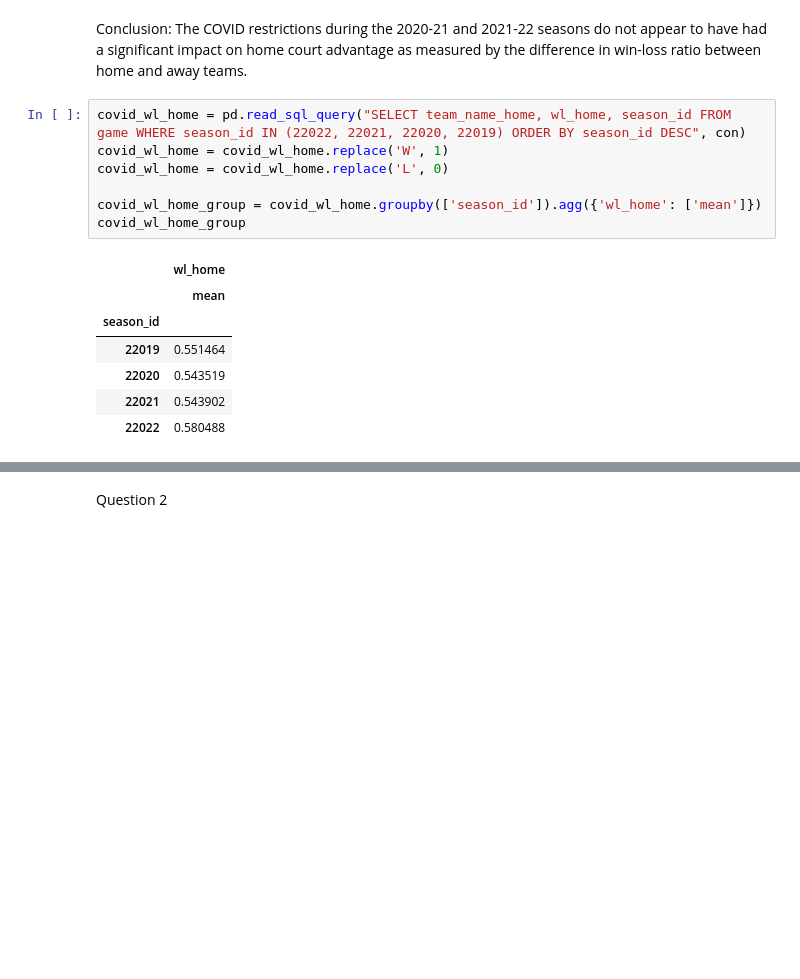
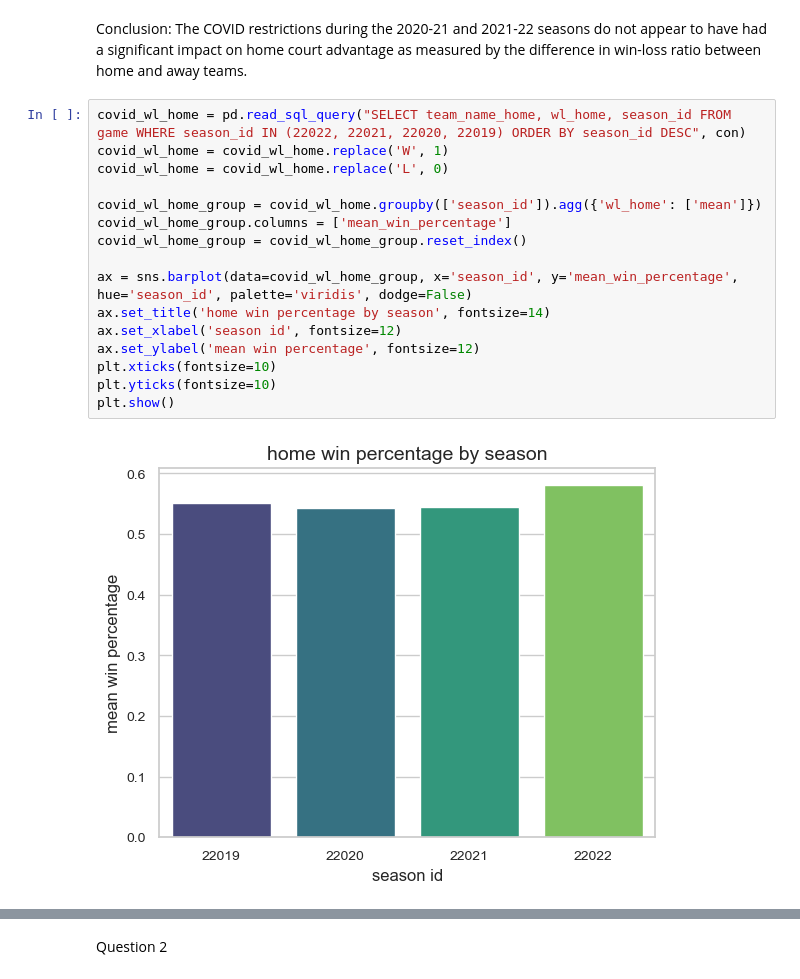
Before and after one commit to thezachdrake/UMD-INST627-Fall2024, a Jupyter notebook: inclass.ipynb, the cells around one changed output, grey strips where cells are left out. Drawn from its saved outputs; the diff is of its cells as text; blank space fills up the shorter version.

Commit message:
adding visualizations for story

```diff
--- a/inclass.ipynb
+++ b/inclass.ipynb
@@ -27,18 +29,21 @@ Conclusion: The COVID restrictions during the 2020-21 and 2021-22 seasons do not
 # %%
 covid_wl_home = pd.read_sql_query("SELECT team_name_home, wl_home, season_id FROM game WHERE season_id IN (22022, 22021, 22020, 22019) ORDER BY season_id DESC", con)
 covid_wl_home = covid_wl_home.replace('W', 1)
 covid_wl_home = covid_wl_home.replace('L', 0)
 
 covid_wl_home_group = covid_wl_home.groupby(['season_id']).agg({'wl_home': ['mean']})
-covid_wl_home_group
+covid_wl_home_group.columns = ['mean_win_percentage']
+covid_wl_home_group = covid_wl_home_group.reset_index()
+
+ax = sns.barplot(data=covid_wl_home_group, x='season_id', y='mean_win_percentage', hue='season_id', palette='viridis', dodge=False)
+ax.set_title('home win percentage by season', fontsize=14)
+ax.set_xlabel('season id', fontsize=12)
+ax.set_ylabel('mean win percentage', fontsize=12)
+plt.xticks(fontsize=10)
+plt.yticks(fontsize=10)
+plt.show()
 # %% [output]
-|  | wl_home |
-|  | mean |
-| season_id |  |
-| 22019 | 0.551464 |
-| 22020 | 0.543519 |
-| 22021 | 0.543902 |
-| 22022 | 0.580488 |
+[figure, added]
 # %%
 covid_wl_away = pd.read_sql_query("SELECT team_name_away, wl_away, season_id FROM game WHERE season_id IN (22022, 22021, 22020, 22019) ORDER BY season_id DESC", con)
 covid_wl_away = covid_wl_away.replace('W', 1)
```
Also changed, not shown: parts of 46 cells of this notebook.
